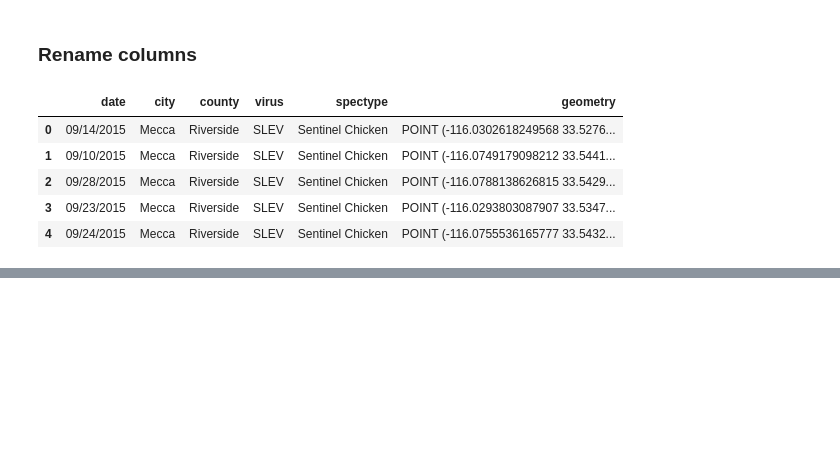
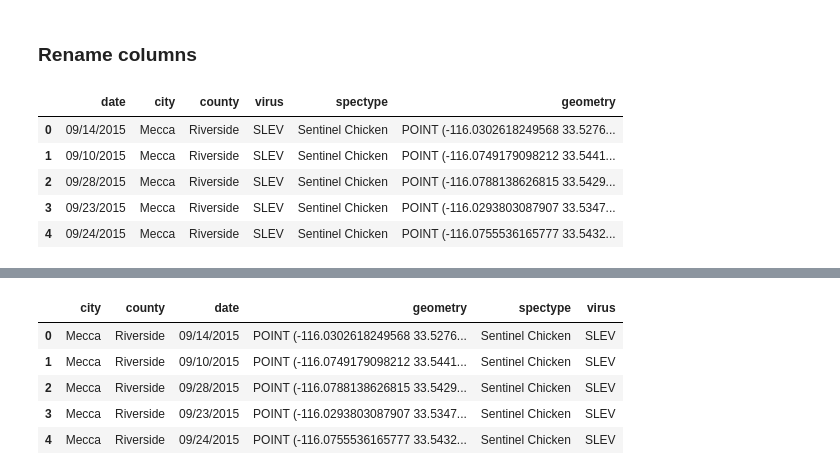
Before and after one commit to bazini627/nmpFinalProject, a Jupyter notebook: sleDataCleanup.ipynb, the cells around one changed output, grey strips where cells are left out. Cells and saved outputs as stored; diff of their text form; code cells hidden in the pictures; blank space fills up the shorter version.

```diff
--- a/sleDataCleanup.ipynb
+++ b/sleDataCleanup.ipynb
@@ -96,0 +209,9 @@ sle_data.head()
+# %%
+sle_merged.head()
+# %% [output]
+|  | city | county | date | geometry | spectype | virus |
+| 0 | Mecca | Riverside | 09/14/2015 | POINT (-116.0302618249568 33.5276... | Sentinel Chicken | SLEV |
+| 1 | Mecca | Riverside | 09/10/2015 | POINT (-116.0749179098212 33.5441... | Sentinel Chicken | SLEV |
+| 2 | Mecca | Riverside | 09/28/2015 | POINT (-116.0788138626815 33.5429... | Sentinel Chicken | SLEV |
+| 3 | Mecca | Riverside | 09/23/2015 | POINT (-116.0293803087907 33.5347... | Sentinel Chicken | SLEV |
+| 4 | Mecca | Riverside | 09/24/2015 | POINT (-116.0755536165777 33.5432... | Sentinel Chicken | SLEV |
```
Also changed, not shown: parts of 31 cells of this notebook, 1 other file.
